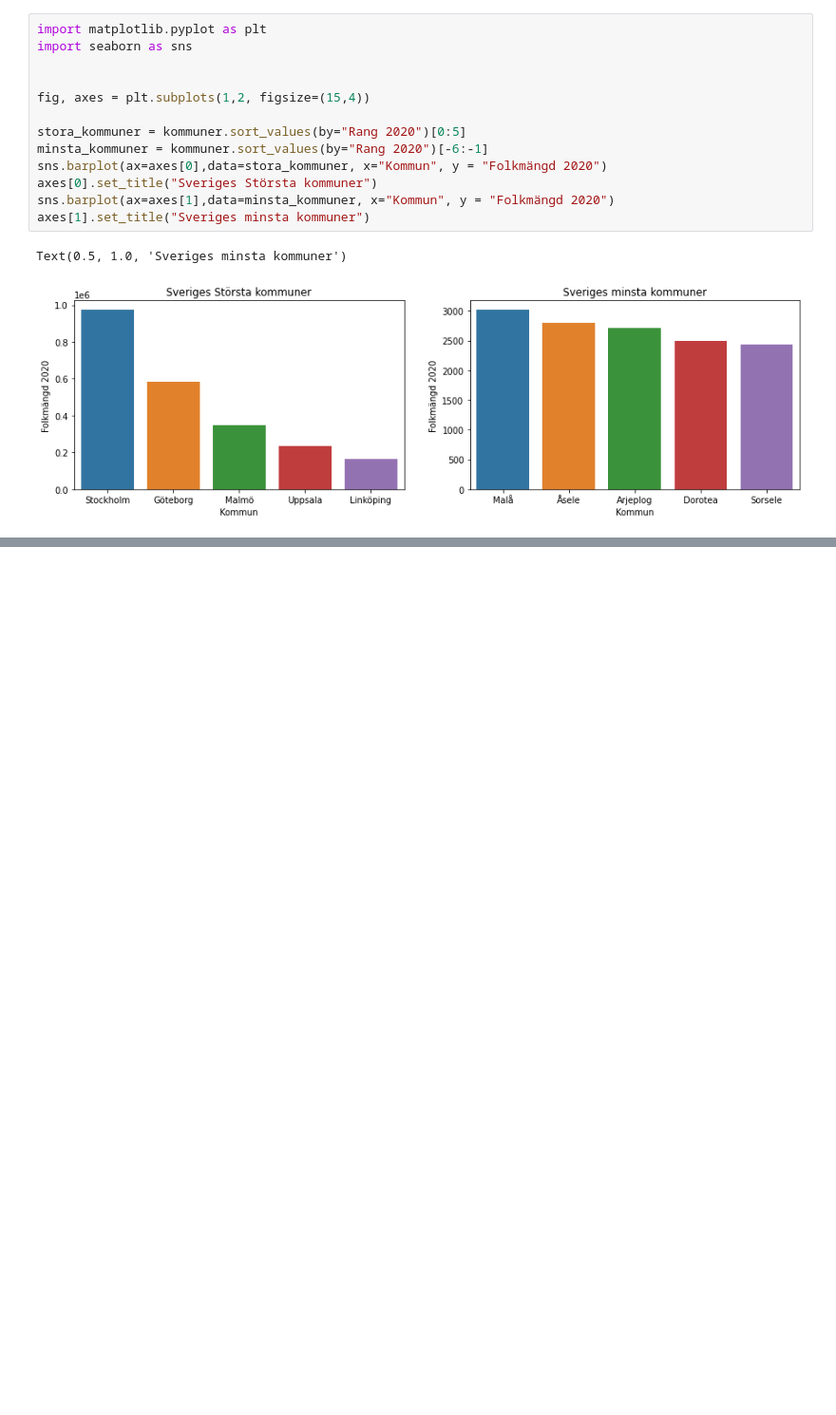
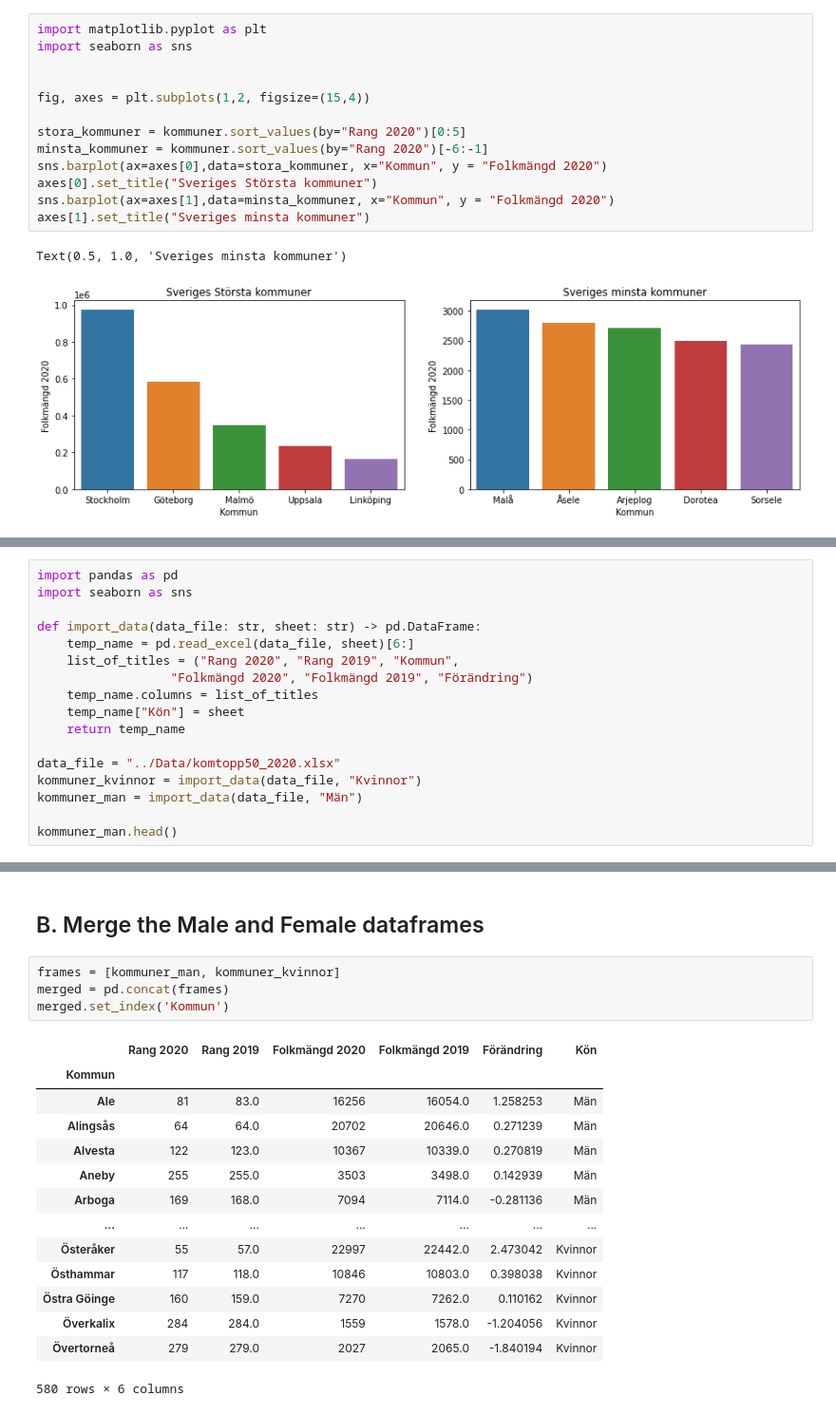
Before and after one commit to LukasKallstrom/databehandling_Lukas_Kallstrom, a Jupyter notebook: Excercises/Excercise00.ipynb, the cells around one changed output, grey strips where cells are left out. Shown at 95% size. Drawn from its saved outputs; the diff is of its cells as text; blank space fills up the shorter version.

```diff
--- a/Excercises/Excercise00.ipynb
+++ b/Excercises/Excercise00.ipynb
@@ -138,0 +142,17 @@ Text(0.5, 1.0, 'Sveriges minsta kommuner')
+# %%
+import pandas as pd
+import seaborn as sns
+
+def import_data(data_file: str, sheet: str) -> pd.DataFrame:
+    temp_name = pd.read_excel(data_file, sheet)[6:]
+    list_of_titles = ("Rang 2020", "Rang 2019", "Kommun",
+                  "Folkmängd 2020", "Folkmängd 2019", "Förändring")
+    temp_name.columns = list_of_titles
+    temp_name["Kön"] = sheet
+    return temp_name
+
+data_file = "../Data/komtopp50_2020.xlsx"
+kommuner_kvinnor = import_data(data_file, "Kvinnor")
+kommuner_man = import_data(data_file, "Män")
+
+kommuner_man.head()
@@ -138,0 +166,21 @@ Text(0.5, 1.0, 'Sveriges minsta kommuner')
+# %% [markdown]
+## B. Merge the Male and Female dataframes
+# %%
+frames = [kommuner_man, kommuner_kvinnor]
+merged = pd.concat(frames)
+merged.set_index('Kommun')
+# %% [output]
+|  | Rang 2020 | Rang 2019 | Folkmängd 2020 | Folkmängd 2019 | Förändring | Kön |
+| Kommun |  |  |  |  |  |  |
+| Ale | 81 | 83.0 | 16256 | 16054.0 | 1.258253 | Män |
+| Alingsås | 64 | 64.0 | 20702 | 20646.0 | 0.271239 | Män |
+| Alvesta | 122 | 123.0 | 10367 | 10339.0 | 0.270819 | Män |
+| Aneby | 255 | 255.0 | 3503 | 3498.0 | 0.142939 | Män |
+| Arboga | 169 | 168.0 | 7094 | 7114.0 | -0.281136 | Män |
+| ... | ... | ... | ... | ... | ... | ... |
+| Österåker | 55 | 57.0 | 22997 | 22442.0 | 2.473042 | Kvinnor |
+| Östhammar | 117 | 118.0 | 10846 | 10803.0 | 0.398038 | Kvinnor |
+| Östra Göinge | 160 | 159.0 | 7270 | 7262.0 | 0.110162 | Kvinnor |
+| Överkalix | 284 | 284.0 | 1559 | 1578.0 | -1.204056 | Kvinnor |
+| Övertorneå | 279 | 279.0 | 2027 | 2065.0 | -1.840194 | Kvinnor |
+580 rows × 6 columns
```
Also changed, not shown: parts of 2 cells of this notebook.
